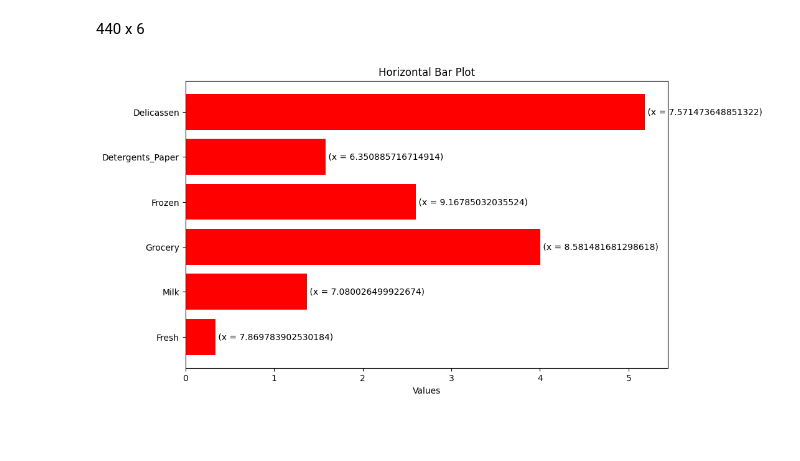
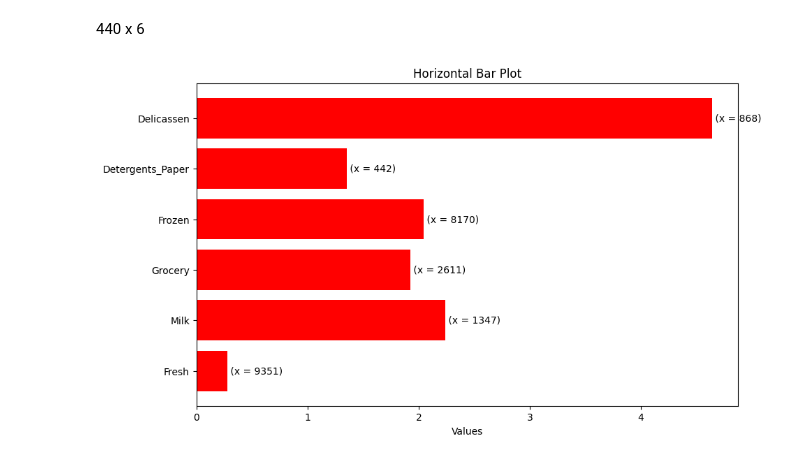
Before and after one commit to mertyaylacigit/ML-for-Data-Science, a Jupyter notebook: Part 1/Lab ML for Data Science - Part I.ipynb, the cells around one changed output. Cells and saved outputs as stored; diff of their text form; code cells hidden in the pictures; blank space fills up the shorter version.

```diff
--- a/Part 1/Lab ML for Data Science - Part I.ipynb
+++ b/Part 1/Lab ML for Data Science - Part I.ipynb
@@ -144,9 +127,9 @@ data_log_scatter = data_log.iloc[:,2:]
 #Plot histograms for each product category
 plt.figure(figsize=(11, 5))
 
-for i, column in enumerate(data_log_scatter.columns):
+for i, column in enumerate(data_log_features.columns):
     plt.subplot(2, 3, i+1)
-    plt.hist(data_log_scatter[column], bins=10, color='skyblue', edgecolor='black')
+    plt.hist(data_log_features[column], bins=10, color='skyblue', edgecolor='black')
     plt.title(column + ' Distribution')
     plt.xlabel('Spending')
     plt.ylabel('Frequency')
@@ -187,20 +169,11 @@ $
 
 With such anomaly scores, data points can now be ranked from most to least anomalous. For example, one may now be able to extract a top-10 list of the most anomalous instances in the dataset, and print for these 10 instances their recorded spending across categories.
 # %%
+#Calculate the sqaured distance of our transformed data
 def squared_distance(data):
     data_distance = scipy.spatial.distance.cdist(data, data, 'sqeuclidean')
     return data_distance
 
-data_distance = squared_distance(data_log)
-
-masked_data_distance = np.ma.masked_equal(data_distance, 0.)
-min_data_distance = np.min(masked_data_distance, axis=1)
-
-def k_most_anomalous_data(data,a_score,k=10):
-    k_smallest = np.argsort(a_score)
-    k_smallest = np.flip(k_smallest)
-    data_k_smallest = data.iloc[k_smallest[:k],:]
-    return data_k_smallest
-
-k_most_anomalous_data(data_log,min_data_distance,10)
+data_distance = squared_distance(data_log_features)
+print(data_distance)
 # %% [output]
@@ -245,14 +231,16 @@ soft $\displaystyle\min_{k \neq j} z_{jk} = - \frac{1}{\gamma} \log({\frac{1}{N-
 
 As a side note, the softmin can be interpreted as a generalized F-mean with $F(t) = exp(−γt)$. The output of such function is also related to the log-likelihood prediced by a kernel density estimator of the rest of the data (see e.g. [2]).
 # %%
-gamma = 1
-def softmin(data, gamma):
-    n_minus_one_frac = 1/(data.shape[0]-1)
-    data_without_diagonal = data_distance[~np.eye(*data_distance.shape, dtype=bool)].reshape(data_distance.shape[0],data_distance.shape[0]-1)
+#Default gamma value for the first calculation
+gamma = 1.
+
+def softmin(distances, gamma):
+    n_minus_one_frac = 1/(distances.shape[0]-1)
+    data_without_diagonal = distances[~np.eye(*distances.shape, dtype=bool)].reshape(distances.shape[0],distances.shape[1]-1)
     minus_gamma_data_distance = -gamma * data_without_diagonal
     soft_min_data_distance = -1/gamma * (scipy.special.logsumexp(minus_gamma_data_distance,axis=1,b=n_minus_one_frac))
     return soft_min_data_distance
 
 anomaly_score = softmin(data_distance,gamma)
-anomaly_score
+print(anomaly_score)
 # %% [output]
@@ -487,8 +484,8 @@ array([[ 0.        ,  4.96624074,  9.54107037, ...,  5.72166805,
 # %%
 gamma = 0.01
 r_k_j = np.zeros((data_distance.shape))
-for row,k in enumerate(data_distance):
-    for column,j in enumerate(k):
-        r_k_j[row][column] = np.exp(-gamma*j)/(np.sum(np.exp(-gamma*k))-np.exp(-gamma*j))*anomaly_score[column]
+for row,j in enumerate(data_distance):
+    for column,k in enumerate(j):
+        r_k_j[row][column] = np.exp(-gamma*k)/(np.sum(np.exp(-gamma*j))-np.exp(-gamma*k))*anomaly_score[row]
 r_k_j
 # %% [output]
@@ -539,18 +556,19 @@ print(r_i_j)
 # %%
 def plot_feature_contribution(data, instance):
     categories = data.columns[2:]
     # Creating the bar plot
     plt.figure(figsize=(10, 6))
     bars = plt.barh(categories, r_i_j[instance], color='red')
 
     # Adding text labels to the bars
     for bar, value in zip(bars, data.iloc[instance,2:]):
         plt.text(bar.get_width(), bar.get_y() + bar.get_height() / 2, f' (x = {value})', va='center')
 
     plt.xlabel('Values')
     plt.title('Horizontal Bar Plot')
     plt.show()
 
-plot_feature_contribution(data_log, 339)
+
+plot_feature_contribution(data_pd, 337)
 # %% [output]
-[figure, old version]
+[figure, new version]
```
Also changed, not shown: parts of 33 cells of this notebook.
